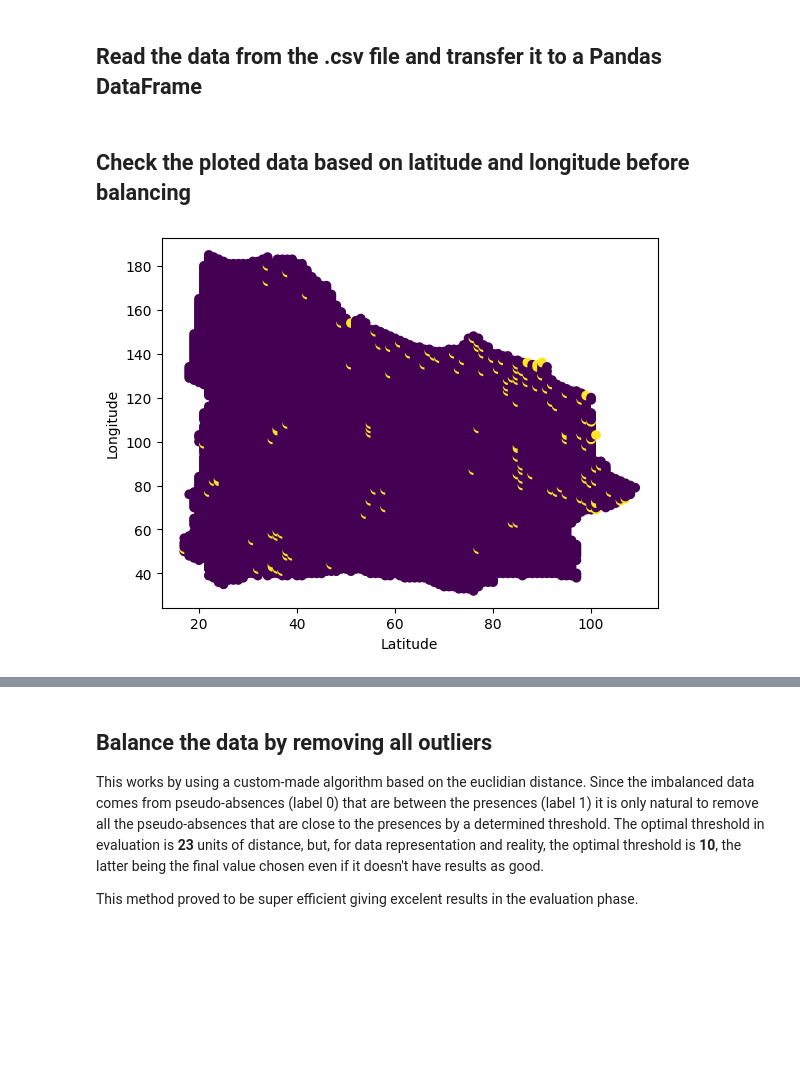
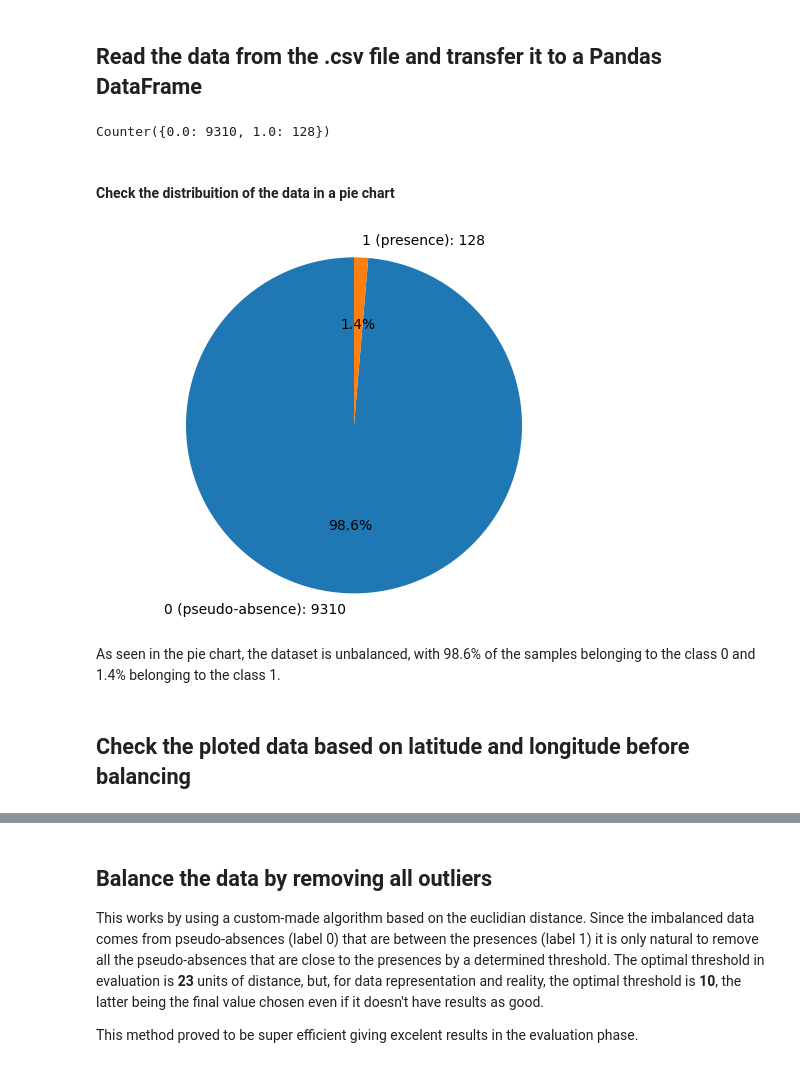
Before and after one commit to angelomorgado/apis-bee-classification, a Jupyter notebook: Projeto_Individual_m12306.ipynb, the cells around one changed output, grey strips where cells are left out. Drawn from its saved outputs; the diff is of its cells as text; code cells hidden in the pictures; blank space fills up the shorter version.

```diff
--- a/Projeto_Individual_m12306.ipynb
+++ b/Projeto_Individual_m12306.ipynb
@@ -24,16 +25,24 @@ from sklearn.neural_network import MLPClassifier
 # %%
 # Load dataset from csv file
 column_names = ['mntcm', 'mxtwm', 'rfseas', 'tann', 'latitude', 'longitude', 'y']
-originalData = pd.read_csv('dataset_bees.csv', names=column_names)
-data = originalData.copy()
+data = pd.read_csv('dataset_bees.csv', names=column_names)
+
+# Count the number of samples for each class
+print(Counter(data['y']))
+# %% [output]
+Counter({0.0: 9310, 1.0: 128})
+# %% [markdown]
+#### Check the distribuition of the data in a pie chart
+# %%
+sizes = [data['y'].value_counts()[0], data['y'].value_counts()[1]]
+labels = f'0 (pseudo-absence): {sizes[0]}', f'1 (presence): {sizes[1]}'
+fig1, ax1 = plt.subplots()
+ax1.pie(sizes, labels=labels, autopct='%1.1f%%', startangle=90)
+ax1.axis('equal')
+plt.show()
+# %% [output]
+[figure, added]
+# %% [markdown]
+As seen in the pie chart, the dataset is unbalanced, with 98.6% of the samples belonging to the class 0 and 1.4% belonging to the class 1.
 # %% [markdown]
 ## Check the ploted data based on latitude and longitude before balancing
-# %%
-# Plot the data based on the latitude and longitude
-plt.figure()
-plt.scatter(data['latitude'], data['longitude'], c=data['y'])
-plt.xlabel('Latitude')
-plt.ylabel('Longitude')
-plt.show()
-# %% [output]
-[figure, removed]
```
Also changed, not shown: parts of 10 cells of this notebook.
